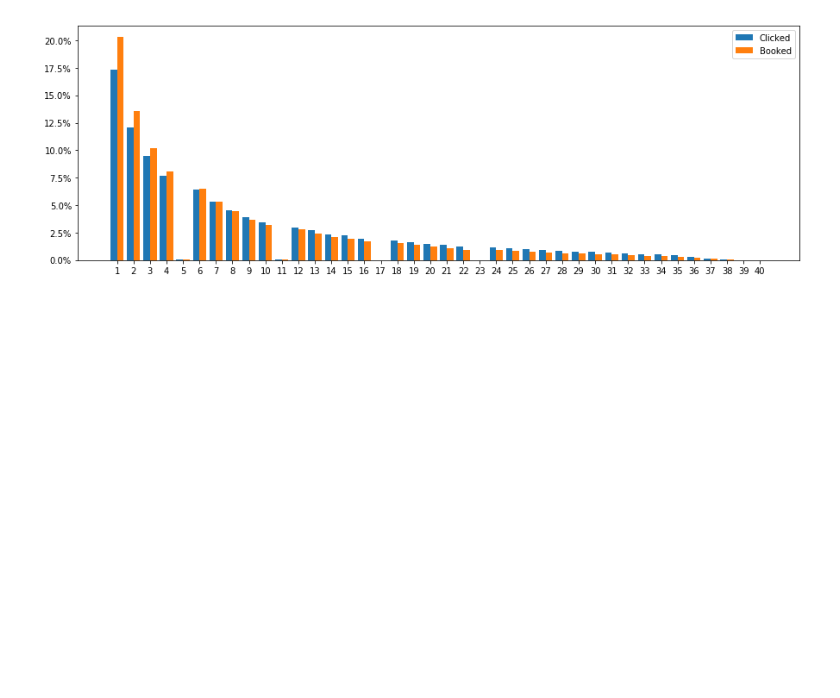
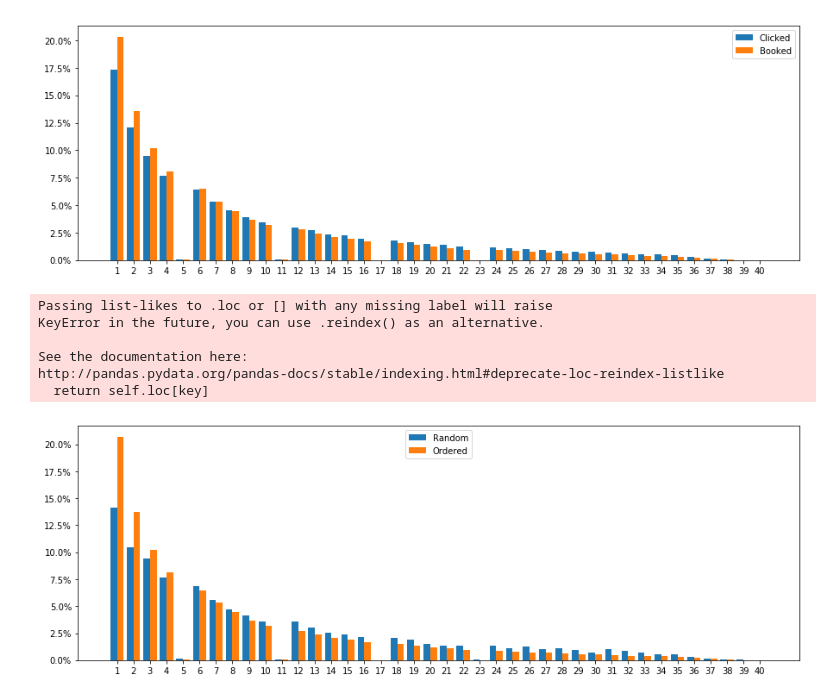
Before and after one commit to Kaspernicholas/DataMiningTechniques, a Jupyter notebook: Assignment 2/Assignment_2_EDA.ipynb, the cells around one changed output. Saved outputs shown, nothing was run; the diff lists cells and outputs as text; code cells hidden in the pictures; blank space fills up the shorter version.

Commit message:
Walter Data Exploration

```diff
--- a/Assignment 2/Assignment_2_EDA.ipynb
+++ b/Assignment 2/Assignment_2_EDA.ipynb
@@ -7,7 +7,7 @@ import numpy as np
 import matplotlib.pyplot as plt
 from matplotlib.ticker import FuncFormatter
 # %%
-FILE = './training_set_VU_DM_2014.csv'
+FILE = '/home/walter/Desktop/DMT_data/training_set_VU_DM_2014.csv'
 # %%
 df = dd.read_csv(FILE)
 # %%
@@ -92,3 +111,29 @@ plt.legend()
 plt.show()
 # %% [output]
 [figure]
+# %%
+# plot hist of positions of booked hotels where ranking was random vs. ordered
+pos_random = df['position'].where(df['booking_bool']==1).where(df['random_bool']==1).compute()
+pos_ordered = df['position'].where(df['booking_bool']==1).where(df['random_bool']==0).compute()
+pos_random = pos_random.value_counts(normalize=True)
+pos_random.index = pos_random.index.map(int)
+pos_ordered = pos_ordered.value_counts(normalize=True)
+pos_ordered.index = pos_ordered.index.map(int)
+
+fig, ax = plt.subplots(figsize=[15,5])
+x = np.arange(1, 41)
+ax.bar(x-0.2, pos_random[x], width=0.4, label='Random')
+ax.bar(x+0.2, pos_ordered[x], width=0.4, label='Ordered')
+ax.set_xticks(x)
+ax.set_yticklabels(['{:.1%}'.format(i) for i in np.linspace(0, 0.2, 9)])
+
+plt.legend()
+plt.show()
+# %% [output]
+Passing list-likes to .loc or [] with any missing label will raise
+KeyError in the future, you can use .reindex() as an alternative.
+
+See the documentation here:
+http://pandas.pydata.org/pandas-docs/stable/indexing.html#deprecate-loc-reindex-listlike
+  return self.loc[key]
+[figure, added]
```
Also changed, not shown: parts of 10 cells of this notebook, 2 other files.
